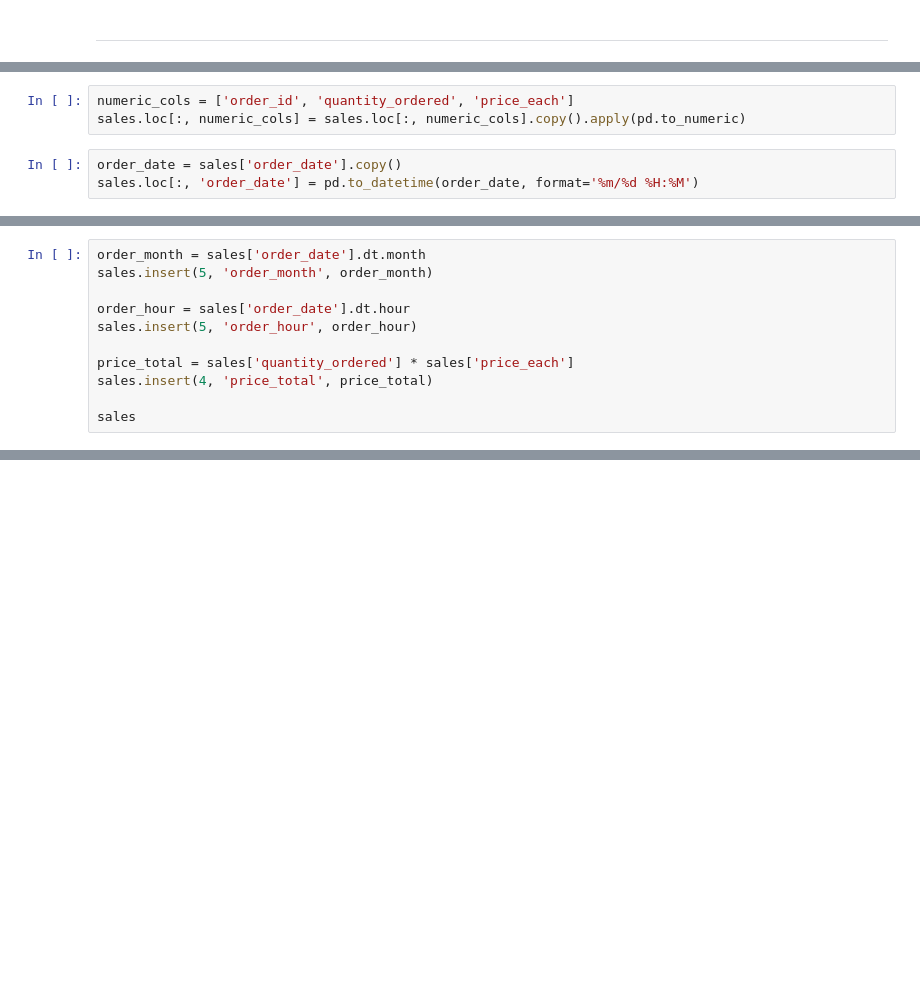
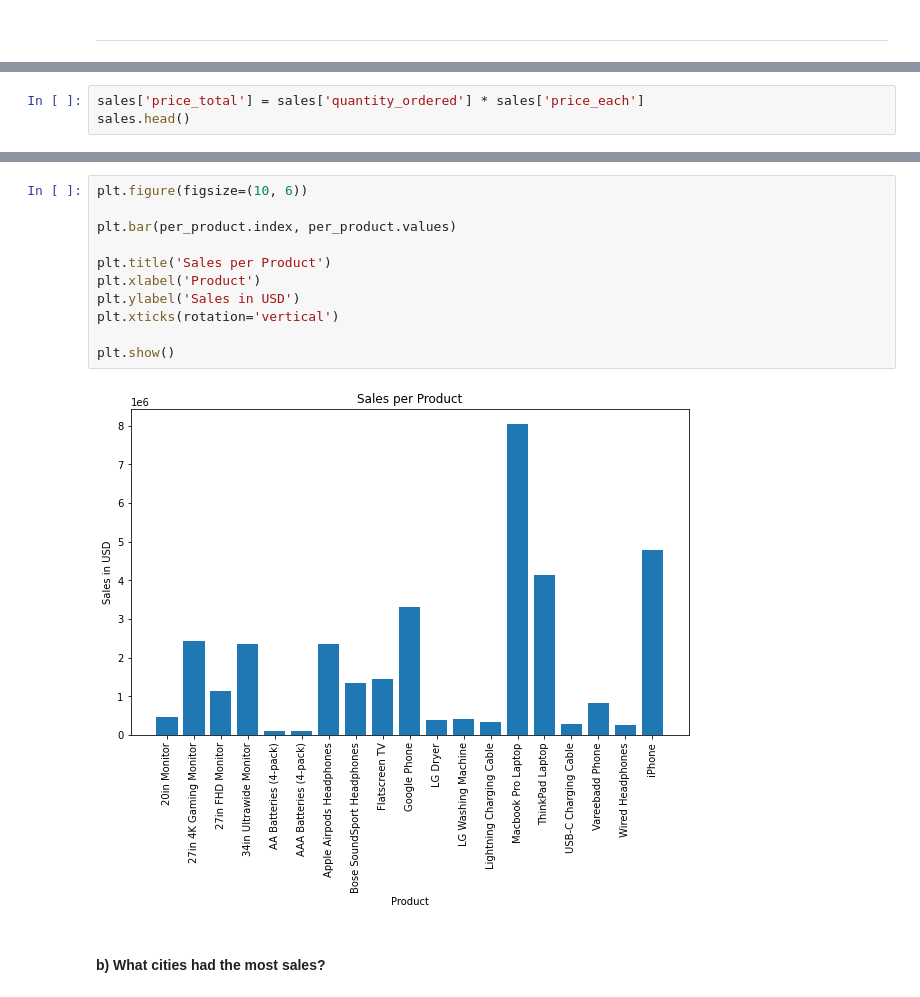
Before and after one commit to agenorgoncalvesneto/data-analysis-projects, a Jupyter notebook: sales-analysis/data-analysis.ipynb, the cells around one changed output, grey strips where cells are left out. Saved outputs shown, nothing was run; the diff lists cells and outputs as text; blank space fills up the shorter version.

```diff
--- a/sales-analysis/data-analysis.ipynb
+++ b/sales-analysis/data-analysis.ipynb
@@ -109,6 +103,0 @@ sales.to_csv('dataset/sales.csv', index=False)
-# %%
-numeric_cols = ['order_id', 'quantity_ordered', 'price_each']
-sales.loc[:, numeric_cols] = sales.loc[:, numeric_cols].copy().apply(pd.to_numeric)
-# %%
-order_date = sales['order_date'].copy()
-sales.loc[:, 'order_date'] = pd.to_datetime(order_date, format='%m/%d %H:%M')
@@ -144,11 +103,0 @@ memory usage: 8.5+ MB
-# %%
-order_month = sales['order_date'].dt.month
-sales.insert(5, 'order_month', order_month)
-
-order_hour = sales['order_date'].dt.hour
-sales.insert(5, 'order_hour', order_hour)
-
-price_total = sales['quantity_ordered'] * sales['price_each']
-sales.insert(4, 'price_total', price_total)
-
-sales
@@ -498,0 +106,3 @@ di.groupby('col')['col'].agg(f)
+# %%
+sales['price_total'] = sales['quantity_ordered'] * sales['price_each']
+sales.head()
@@ -498,0 +127,15 @@ di.groupby('col')['col'].agg(f)
+# %%
+plt.figure(figsize=(10, 6))
+
+plt.bar(per_product.index, per_product.values)
+
+plt.title('Sales per Product')
+plt.xlabel('Product')
+plt.ylabel('Sales in USD')
+plt.xticks(rotation='vertical')
+
+plt.show()
+# %% [output]
+[figure, added]
+# %% [markdown]
+#### b) What cities had the most sales?
```
Also changed, not shown: parts of 116 cells of this notebook, 1 other file.
